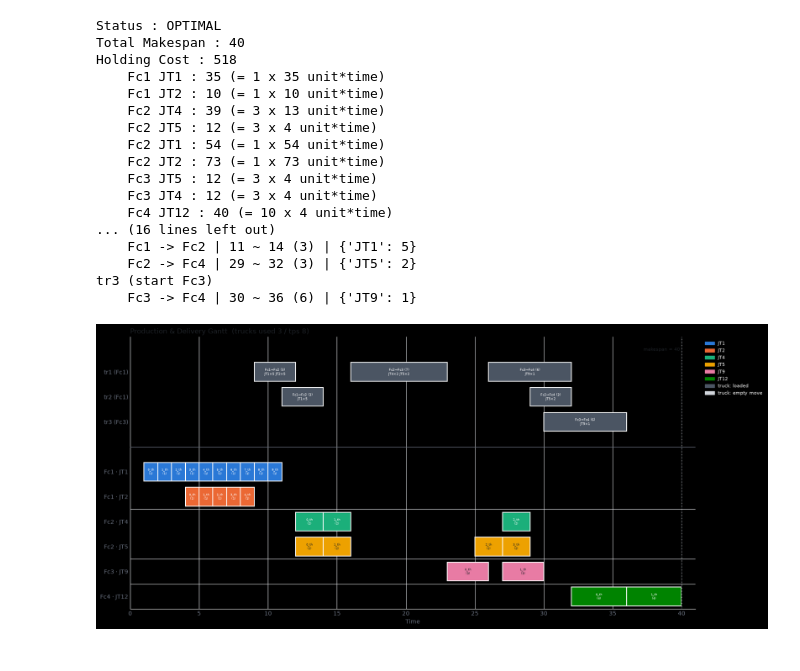
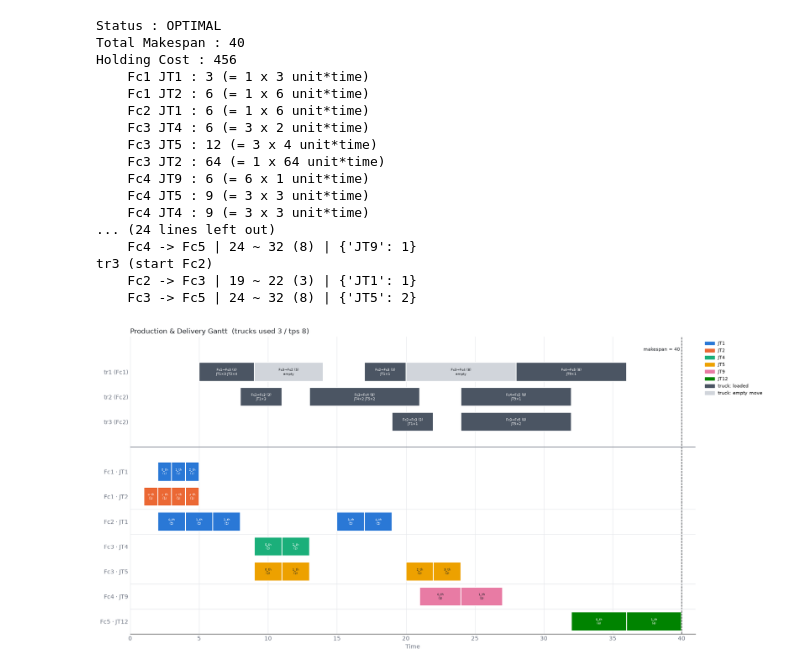
Before and after one commit to optimalhj/IDM_Lab_Study, a Jupyter notebook: main.ipynb, the cells around one changed output. Cells and saved outputs as stored; diff of their text form; code cells hidden in the pictures.

```diff
--- a/main.ipynb
+++ b/main.ipynb
@@ -4,17 +4,7 @@ import matplotlib.pyplot as plt
 from matplotlib.patches import Patch
 from ortools.sat.python import cp_model
 # %%
-params = {
-        "tps": 8,
-        "final_product": "JT12",
-        "amount": 2,
-        "horizon": 50,
-        "holding_cost": {
-            "JT1": 1, "JT2": 1,     # 원재료
-            "JT4": 3, "JT5": 3,     # 1차 가공
-            "JT9": 6,               # 2차 가공
-            "JT12": 10,             # 최종 제품
-        }}
+params = {"tps": 8, "final_product": "JT12", "amount": 2, "horizon": 50}
 
 boms = {
     "JT4": {
@@ -44,6 +34,26 @@ factories = {
     "Fc4": {
         "JT12": {"lots": [1], "time": 4}}}
 
+factories = {
+    "Fc1": {
+        "JT1": {"lots": [3], "time": 1},
+        "JT2": {"lots": [4, 8], "time": 1}},
+
+    "Fc2": {
+        "JT1": {"lots": [1, 2, 3, 4], "time": 2}},
+
+    "Fc3": {
+        "JT4": {"lots": [2], "time": 2},
+        "JT5": {"lots": [2], "time": 2}},
+
+    "Fc4": {
+        "JT9": {"lots": [1], "time": 3}},
+
+    "Fc5": {
+        "JT12": {"lots": [1], "time": 4}}}
+
+holding_cost = {"JT1": 1, "JT2": 1, "JT4": 3, "JT5": 3, "JT9": 6, "JT12": 10}
+
 fcs = list(factories)
 random.seed(4233)
 deliveries = {fc1: {fc2 : random.randint(3, 8) if fc1 != fc2 else 1 for fc2 in fcs} for fc1 in fcs}
@@ -260,7 +267,7 @@ if status in (cp_model.OPTIMAL, cp_model.FEASIBLE):
     for fc in holding.keys():
         for wip in holding[fc].keys():
             if cost := solver.value(holding[fc][wip]):
-                print(f"    {fc} {wip} : {cost} (= {hold_cost.get(wip, 0)} x {sum(solver.value(v) for v in held[fc][wip].values())} unit*time)")
+                print(f"    {fc} {wip} : {cost} (= {holding_cost.get(wip, 0)} x {sum(solver.value(v) for v in held[fc][wip].values())} unit*time)")
     print("Total Job :", solver.value(total_job))
     print("Truck Used :", solver.value(truck_used), "/", tps)
     print("Truck Travel :", solver.value(truck_travel), "\n")
@@ -269,12 +276,13 @@ if status in (cp_model.OPTIMAL, cp_model.FEASIBLE):
 
     trucks = [{"home": f, "loc": f, "free": 0, "moves": []} for f in fcs for _ in range(solver.value(truck_idle[f][0]))]
     departures = sorted((t, f, g, solver.value(truck_move[(f, g)][t])) for f, g in arcs for t in range(1, horizon) if solver.value(truck_move[(f, g)][t]))
+
     for t, f, g, num in departures:
         cargo = {}
         if f in fc_deliver_to and g in fc_deliver_to[f]:
             cargo = {jt: amount for jt in fc_deliver_to[f][g] if (amount := sum(solver.value(delivering[f][jt][t][g][lot_unit]) * lot_unit for lot_unit in ini_set[f][jt]))}
         ready = [truck for truck in trucks if truck["loc"] == f and truck["free"] <= t][:num]
-        assert len(ready) == num, f"truck flow broken at {f} t={t}"
+
         for i, truck in enumerate(ready):
             arrive = t + getattr(deliver, f"{f}{g}")
             truck["moves"].append((f, g, t, arrive, cargo if i == 0 else {}))
@@ -288,21 +296,21 @@ else:
 # %% [output]
 Status : OPTIMAL
 Total Makespan : 40
-Holding Cost : 518
-    Fc1 JT1 : 35 (= 1 x 35 unit*time)
-    Fc1 JT2 : 10 (= 1 x 10 unit*time)
-    Fc2 JT4 : 39 (= 3 x 13 unit*time)
-    Fc2 JT5 : 12 (= 3 x 4 unit*time)
-    Fc2 JT1 : 54 (= 1 x 54 unit*time)
-    Fc2 JT2 : 73 (= 1 x 73 unit*time)
+Holding Cost : 456
+    Fc1 JT1 : 3 (= 1 x 3 unit*time)
+    Fc1 JT2 : 6 (= 1 x 6 unit*time)
+    Fc2 JT1 : 6 (= 1 x 6 unit*time)
+    Fc3 JT4 : 6 (= 3 x 2 unit*time)
     Fc3 JT5 : 12 (= 3 x 4 unit*time)
-    Fc3 JT4 : 12 (= 3 x 4 unit*time)
-    Fc4 JT12 : 40 (= 10 x 4 unit*time)
-... (16 lines left out)
-    Fc1 -> Fc2 | 11 ~ 14 (3) | {'JT1': 5}
-    Fc2 -> Fc4 | 29 ~ 32 (3) | {'JT5': 2}
-tr3 (start Fc3)
-    Fc3 -> Fc4 | 30 ~ 36 (6) | {'JT9': 1}
+    Fc3 JT2 : 64 (= 1 x 64 unit*time)
+    Fc4 JT9 : 6 (= 6 x 1 unit*time)
+    Fc4 JT5 : 9 (= 3 x 3 unit*time)
+    Fc4 JT4 : 9 (= 3 x 3 unit*time)
+... (24 lines left out)
+    Fc4 -> Fc5 | 24 ~ 32 (8) | {'JT9': 1}
+tr3 (start Fc2)
+    Fc2 -> Fc3 | 19 ~ 22 (3) | {'JT1': 1}
+    Fc3 -> Fc5 | 24 ~ 32 (8) | {'JT5': 2}
 # %%
 if status in (cp_model.OPTIMAL, cp_model.FEASIBLE):
     palette = ["#2a78d6", "#eb6834", "#1baf7a", "#eda100", "#e87ba4", "#008300", "#4a3aa7", "#e34948"]
@@ -310,7 +318,7 @@ if status in (cp_model.OPTIMAL, cp_model.FEASIBLE):
 
     jt_order = list(dict.fromkeys(jt for fc in ini_set for jt in ini_set[fc]))
     jt_color = {jt: palette[i % len(palette)] for i, jt in enumerate(jt_order)}
-    text_on = lambda hex_color: INK if sum(int(hex_color[i:i + 2], 16) * w for i, w in ((1, 0.299), (3, 0.587), (5, 0.114))) > 140 else "white"
+    text_on = lambda hex_color: INK if sum(int(hex_color[i:i + 2], 16) * w for i, w in ((1, 0.299), (3, 0.587), (5, 0.114))) > 140 else "white" # 막대 밝기에 따라 글자색
     n_truck = len(trucks)
 
     y_of = {f"tr{i + 1} ({truck['home']})": i for i, truck in enumerate(trucks)}
@@ -334,31 +342,33 @@ if status in (cp_model.OPTIMAL, cp_model.FEASIBLE):
         y = y_of[row]
         for fc_from, fc_to, depart, arrive, cargo in truck["moves"]:
             ax.barh(y, arrive - depart, left=depart, height=h, color=GO if cargo else RETURN, edgecolor="white", linewidth=1.5)
             label = f"{fc_from}→{fc_to} ({arrive - depart})"
             label += "\n" + " ".join(f"{jt}×{n}" for jt, n in cargo.items()) if cargo else "\nempty"
             ax.text((depart + arrive) / 2, y, label, ha="center", va="center", fontsize=6, color="white" if cargo else INK)
 
     ax.axvline(total_makespan, color=INK, linestyle="--", linewidth=1)
     ax.text(total_makespan, -0.9, f"makespan = {total_makespan} ", ha="right", va="center", fontsize=8, color=INK)
     for fc in list(fc_first_row)[1:]:
         ax.axhline(fc_first_row[fc] - 0.5, color=GRID, linewidth=0.8)
     ax.axhline(n_truck, color=MUTED, linewidth=1)
 
     ax.set_yticks(list(y_of.values()), list(y_of.keys()))
     ax.set_ylim(len(y_of) + 0.5, -1.4)
     ax.set_xlim(0, x_max)
     ax.set_xlabel("Time", color=MUTED)
     ax.set_title(f"Production & Delivery Gantt  (trucks used {n_truck} / tps {tps})", loc="left", color=INK)
     ax.grid(axis="x", color=GRID, linewidth=0.8)
     ax.set_axisbelow(True)
     for side in ("top", "right", "left"):
         ax.spines[side].set_visible(False)
     ax.tick_params(colors=MUTED, length=0)
 
     handles = [Patch(color=jt_color[jt], label=jt) for jt in jt_order]
     handles += [Patch(color=GO, label="truck: loaded"), Patch(color=RETURN, label="truck: empty move")]
     ax.legend(handles=handles, loc="upper left", bbox_to_anchor=(1.01, 1), frameon=False, fontsize=8)
     plt.tight_layout()
     plt.show()
+else:
+    print("X")
 # %% [output]
-[figure, old version]
+[figure, new version]
```
Also changed, not shown: parts of 1 cell of this notebook, 2 other files.
